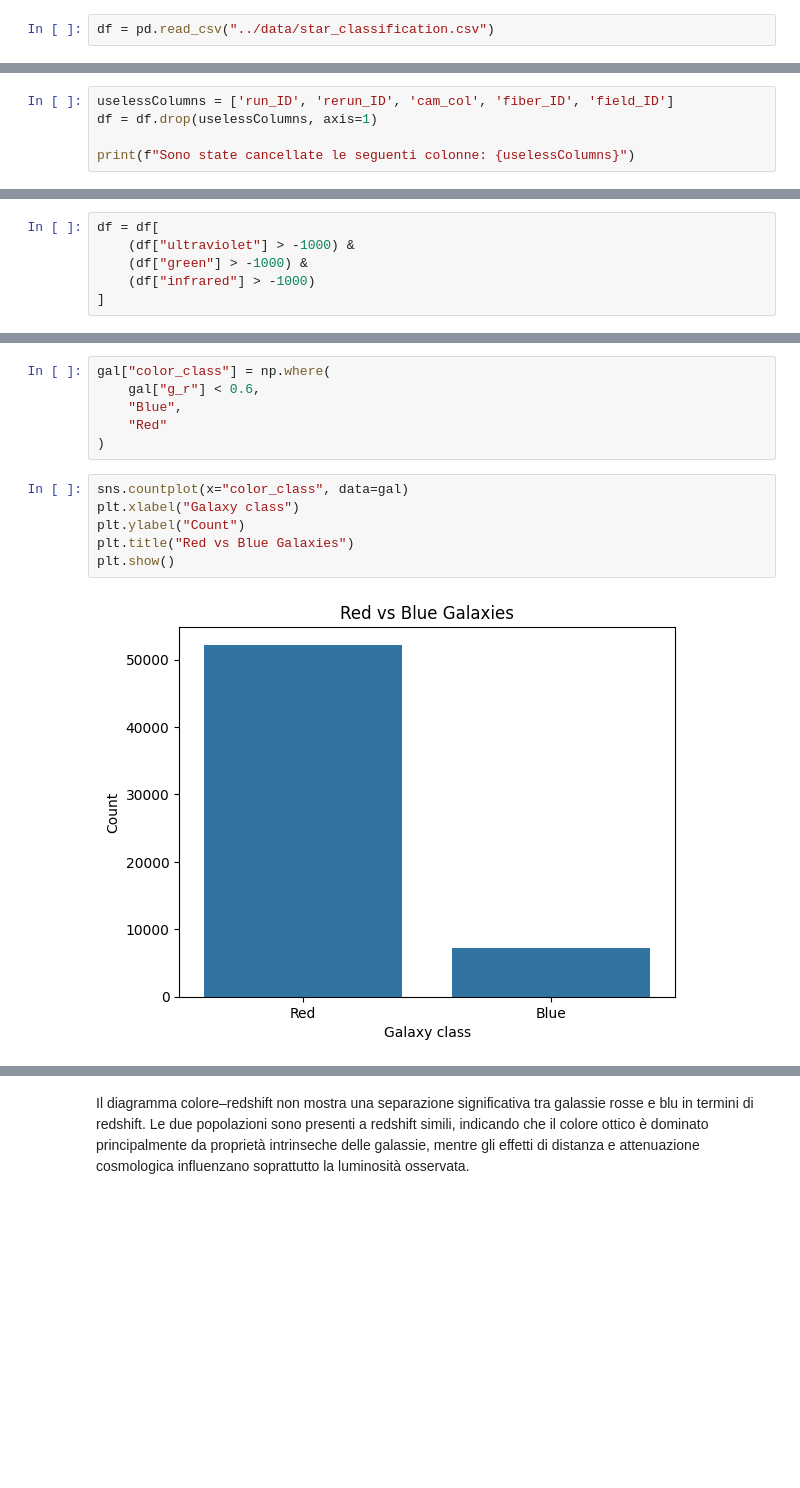
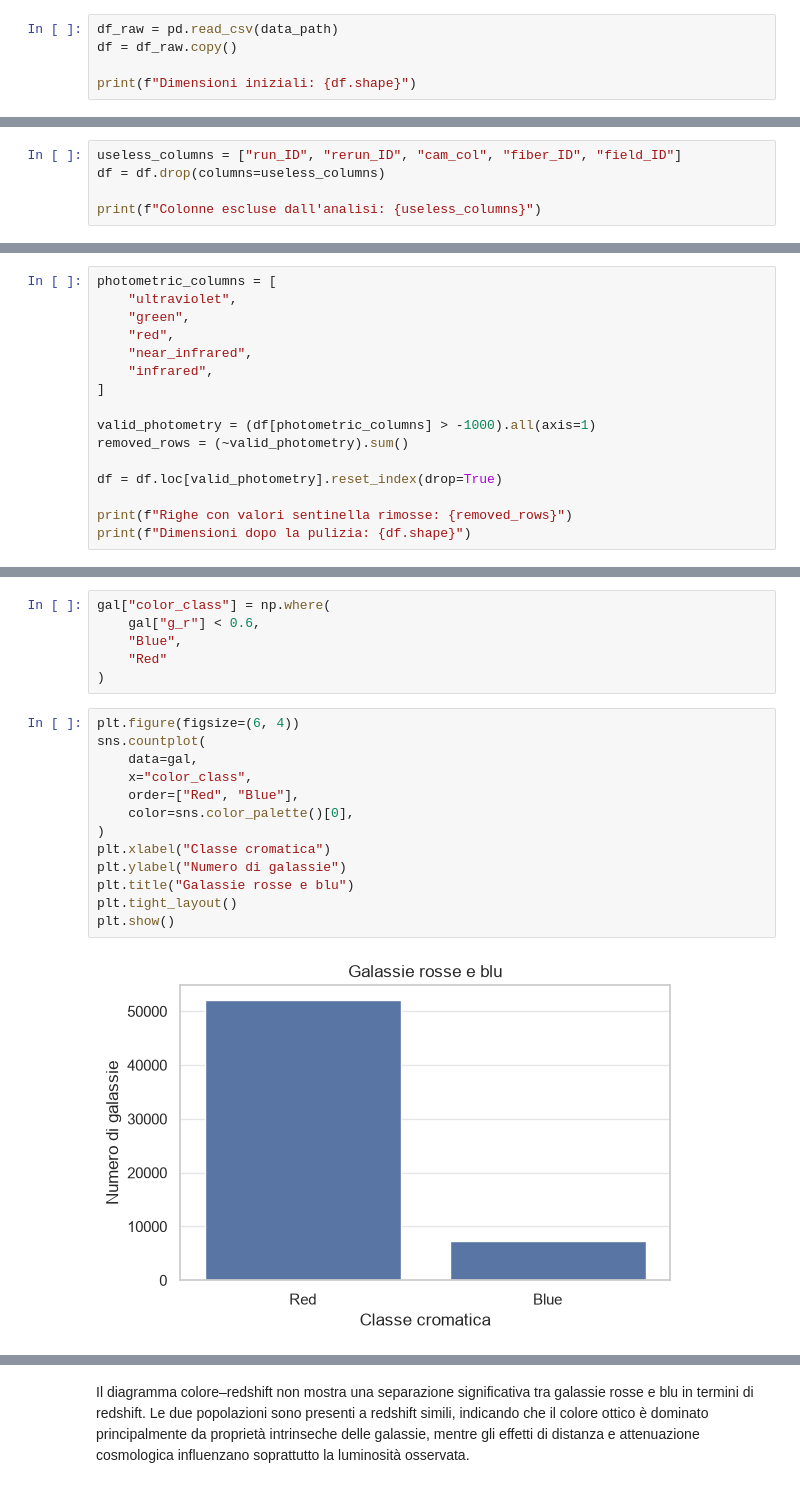
Before and after one commit to FabianCalangiu/Astronomical-Objects-Analysis, a Jupyter notebook: notebooks/astronomical_analysis.ipynb, the cells around one changed output, grey strips where cells are left out. Cells and saved outputs as stored; diff of their text form; blank space fills up the shorter version.

```diff
--- a/notebooks/astronomical_analysis.ipynb
+++ b/notebooks/astronomical_analysis.ipynb
@@ -22,4 +33,7 @@ from imblearn.over_sampling import SMOTE
 # %% [markdown]
 <h4>Lettura del DataFrame:</h4>
 # %%
-df = pd.read_csv("../data/star_classification.csv")
+df_raw = pd.read_csv(data_path)
+df = df_raw.copy()
+
+print(f"Dimensioni iniziali: {df.shape}")
@@ -91,8 +110,8 @@ df.rename(columns={
 # %% [markdown]
 <h4>Eliminazione colonne superflue per l'esplorazione dei dati</h4>
 # %%
-uselessColumns = ['run_ID', 'rerun_ID', 'cam_col', 'fiber_ID', 'field_ID']
-df = df.drop(uselessColumns, axis=1)
+useless_columns = ["run_ID", "rerun_ID", "cam_col", "fiber_ID", "field_ID"]
+df = df.drop(columns=useless_columns)
 
-print(f"Sono state cancellate le seguenti colonne: {uselessColumns}")
+print(f"Colonne escluse dall'analisi: {useless_columns}")
 # %% [output]
@@ -102,6 +121,16 @@ Sono state cancellate le seguenti colonne: ['run_ID', 'rerun_ID', 'cam_col', 'fi
 # %%
-df = df[
-    (df["ultraviolet"] > -1000) &
-    (df["green"] > -1000) &
-    (df["infrared"] > -1000)
+photometric_columns = [
+    "ultraviolet",
+    "green",
+    "red",
+    "near_infrared",
+    "infrared",
 ]
+
+valid_photometry = (df[photometric_columns] > -1000).all(axis=1)
+removed_rows = (~valid_photometry).sum()
+
+df = df.loc[valid_photometry].reset_index(drop=True)
+
+print(f"Righe con valori sentinella rimosse: {removed_rows}")
+print(f"Dimensioni dopo la pulizia: {df.shape}")
@@ -454,11 +544,18 @@ gal["color_class"] = np.where(
     "Red"
 )
 # %%
-sns.countplot(x="color_class", data=gal)
-plt.xlabel("Galaxy class")
-plt.ylabel("Count")
-plt.title("Red vs Blue Galaxies")
+plt.figure(figsize=(6, 4))
+sns.countplot(
+    data=gal,
+    x="color_class",
+    order=["Red", "Blue"],
+    color=sns.color_palette()[0],
+)
+plt.xlabel("Classe cromatica")
+plt.ylabel("Numero di galassie")
+plt.title("Galassie rosse e blu")
+plt.tight_layout()
 plt.show()
 # %% [output]
-[figure, old version]
+[figure, new version]
 # %% [markdown]
```
Also changed, not shown: parts of 43 cells of this notebook, 1 other file.
